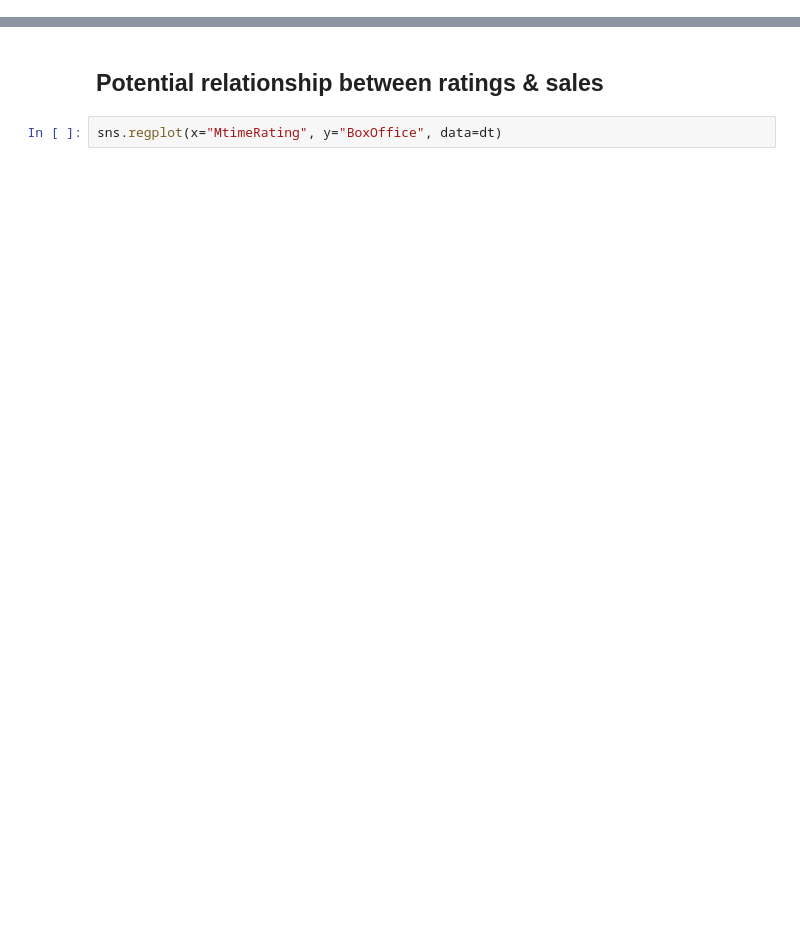
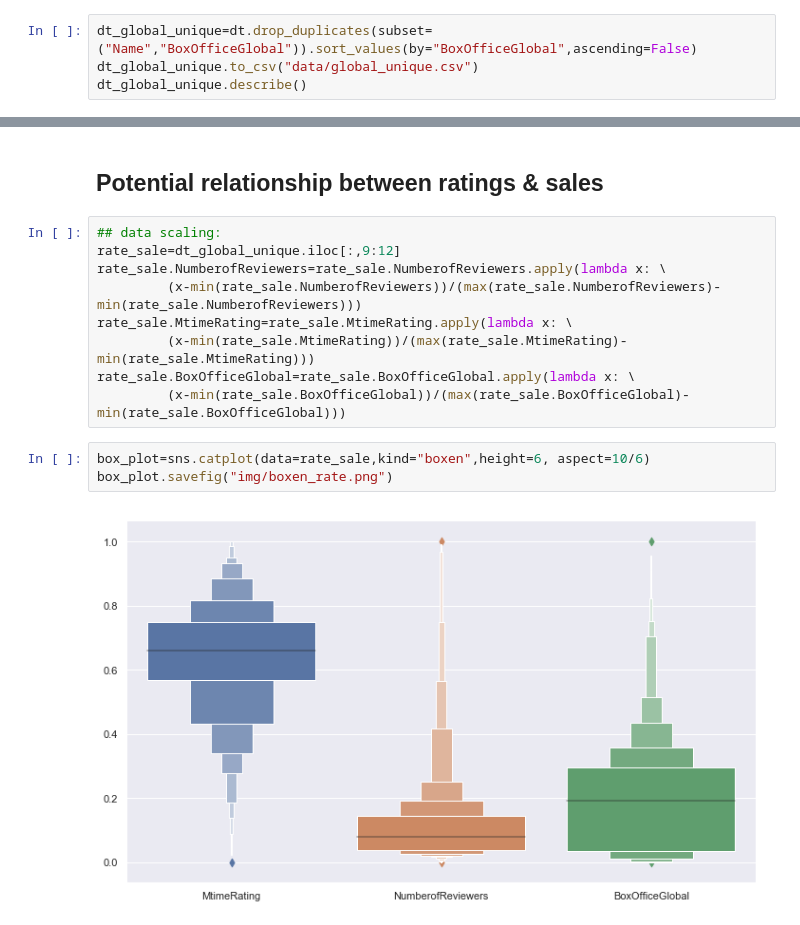
Before and after one commit to quciet/DU_COMP4447_project, a Jupyter notebook: Final_Project_Codes_Combined.ipynb, the cells around one changed output, grey strips where cells are left out. Cells and saved outputs as stored; diff of their text form; blank space fills up the shorter version.

```diff
--- a/Final_Project_Codes_Combined.ipynb
+++ b/Final_Project_Codes_Combined.ipynb
@@ -610,0 +761,4 @@ dt.describe()
+# %%
+dt_global_unique=dt.drop_duplicates(subset=("Name","BoxOfficeGlobal")).sort_values(by="BoxOfficeGlobal",ascending=False)
+dt_global_unique.to_csv("data/global_unique.csv")
+dt_global_unique.describe()
@@ -618,4 +790,16 @@ dt[dt.BoxOfficeGlobal==min(dt.BoxOfficeGlobal)]
 # %% [markdown]
 ## Potential relationship between ratings & sales
-# %%
-sns.regplot(x="MtimeRating", y="BoxOffice", data=dt)
+# %%
+## data scaling:
+rate_sale=dt_global_unique.iloc[:,9:12]
+rate_sale.NumberofReviewers=rate_sale.NumberofReviewers.apply(lambda x: \
+         (x-min(rate_sale.NumberofReviewers))/(max(rate_sale.NumberofReviewers)-min(rate_sale.NumberofReviewers)))
+rate_sale.MtimeRating=rate_sale.MtimeRating.apply(lambda x: \
+         (x-min(rate_sale.MtimeRating))/(max(rate_sale.MtimeRating)-min(rate_sale.MtimeRating)))
+rate_sale.BoxOfficeGlobal=rate_sale.BoxOfficeGlobal.apply(lambda x: \
+         (x-min(rate_sale.BoxOfficeGlobal))/(max(rate_sale.BoxOfficeGlobal)-min(rate_sale.BoxOfficeGlobal)))
+# %%
+box_plot=sns.catplot(data=rate_sale,kind="boxen",height=6, aspect=10/6)
+box_plot.savefig("img/boxen_rate.png")
+# %% [output]
+[figure, added]
```
Also changed, not shown: parts of 35 cells of this notebook, 31 other files.
